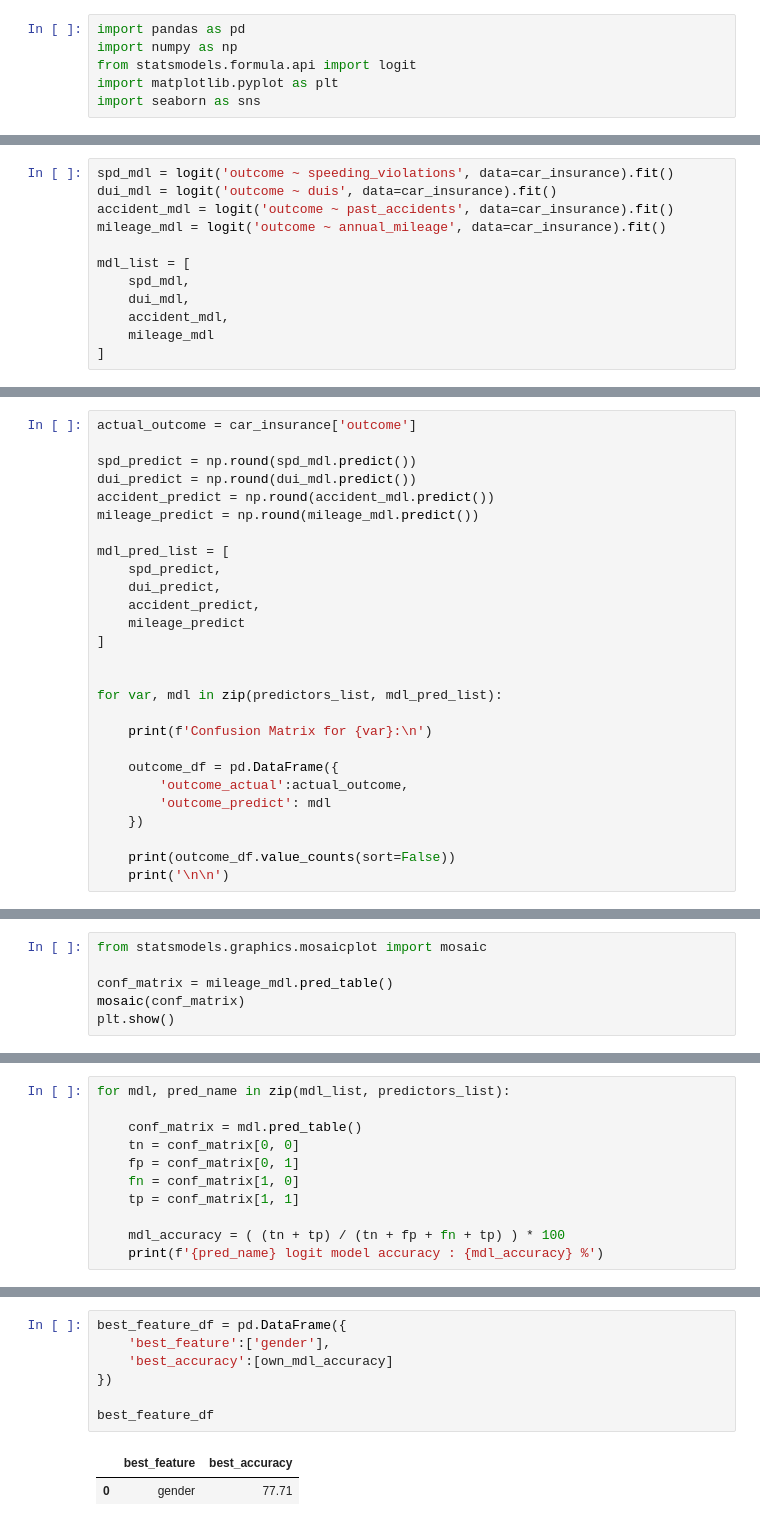
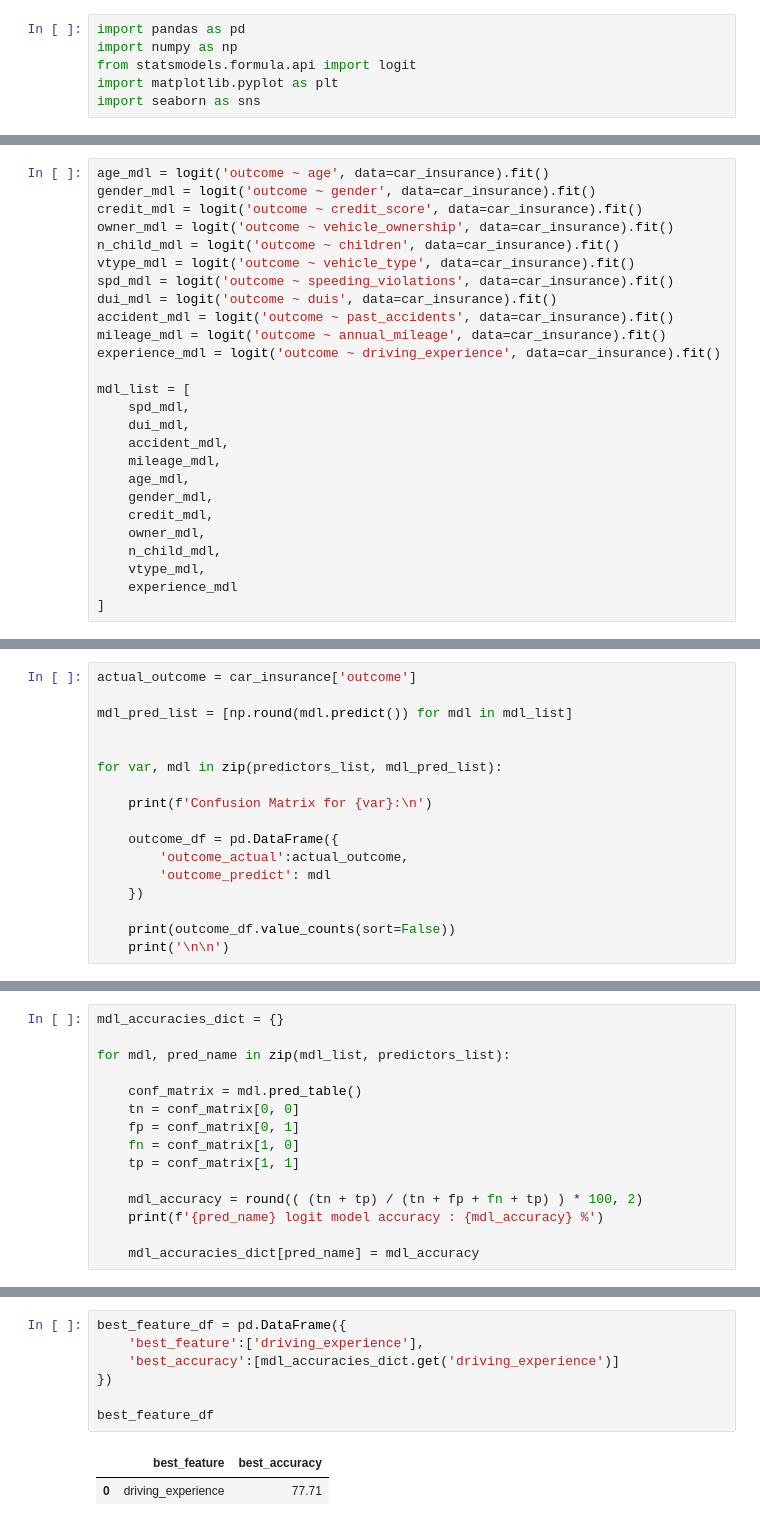
Before and after one commit to drksz/Learning-ML, a Jupyter notebook: Case Studies/Car-Insurance-Case-Study.ipynb, the cells around one changed output, grey strips where cells are left out. Cells and saved outputs as stored; diff of their text form.

```diff
--- a/Case Studies/Car-Insurance-Case-Study.ipynb
+++ b/Case Studies/Car-Insurance-Case-Study.ipynb
@@ -64,14 +122,28 @@ plt.show()
 # %%
+age_mdl = logit('outcome ~ age', data=car_insurance).fit()
+gender_mdl = logit('outcome ~ gender', data=car_insurance).fit()
+credit_mdl = logit('outcome ~ credit_score', data=car_insurance).fit()
+owner_mdl = logit('outcome ~ vehicle_ownership', data=car_insurance).fit()
+n_child_mdl = logit('outcome ~ children', data=car_insurance).fit()
+vtype_mdl = logit('outcome ~ vehicle_type', data=car_insurance).fit()
 spd_mdl = logit('outcome ~ speeding_violations', data=car_insurance).fit()
 dui_mdl = logit('outcome ~ duis', data=car_insurance).fit()
 accident_mdl = logit('outcome ~ past_accidents', data=car_insurance).fit()
 mileage_mdl = logit('outcome ~ annual_mileage', data=car_insurance).fit()
+experience_mdl = logit('outcome ~ driving_experience', data=car_insurance).fit()
 
 mdl_list = [
     spd_mdl,
     dui_mdl,
     accident_mdl,
-    mileage_mdl
+    mileage_mdl,
+    age_mdl,
+    gender_mdl,
+    credit_mdl,
+    owner_mdl,
+    n_child_mdl,
+    vtype_mdl,
+    experience_mdl
 ]
 # %% [output]
 Optimization terminated successfully.
@@ -89,17 +166,7 @@ Optimization terminated successfully.
 # %%
 actual_outcome = car_insurance['outcome']
 
-spd_predict = np.round(spd_mdl.predict())
-dui_predict = np.round(dui_mdl.predict())
-accident_predict = np.round(accident_mdl.predict())
-mileage_predict = np.round(mileage_mdl.predict())
-
-mdl_pred_list = [
-    spd_predict,
-    dui_predict,
-    accident_predict,
-    mileage_predict
-]
+mdl_pred_list = [np.round(mdl.predict()) for mdl in mdl_list]
 
 
 for var, mdl in zip(predictors_list, mdl_pred_list):
@@ -133,7 +200 @@ outcome_actual  outcome_predict
 Name: count, dtype: int64
-# %%
-from statsmodels.graphics.mosaicplot import mosaic
-
-conf_matrix = mileage_mdl.pred_table()
-mosaic(conf_matrix)
-plt.show()
@@ -147,4 +205,6 @@ print(conf_matrix)
 # %%
+mdl_accuracies_dict = {}
+
 for mdl, pred_name in zip(mdl_list, predictors_list):
 
     conf_matrix = mdl.pred_table()
@@ -153,6 +213,8 @@ for mdl, pred_name in zip(mdl_list, predictors_list):
     fn = conf_matrix[1, 0]
     tp = conf_matrix[1, 1]
 
-    mdl_accuracy = ( (tn + tp) / (tn + fp + fn + tp) ) * 100
+    mdl_accuracy = round(( (tn + tp) / (tn + fp + fn + tp) ) * 100, 2)
     print(f'{pred_name} logit model accuracy : {mdl_accuracy} %')
+
+    mdl_accuracies_dict[pred_name] = mdl_accuracy
 # %% [output]
@@ -195,10 +253,10 @@ vehicle_ownership logit model accuracy : 77.71 %
 # %%
 best_feature_df = pd.DataFrame({
-    'best_feature':['gender'],
-    'best_accuracy':[own_mdl_accuracy]
+    'best_feature':['driving_experience'],
+    'best_accuracy':[mdl_accuracies_dict.get('driving_experience')]
 })
 
 best_feature_df
 # %% [output]
 |  | best_feature | best_accuracy |
-| 0 | gender | 77.71 |
+| 0 | driving_experience | 77.71 |
```
Also changed, not shown: parts of 18 cells of this notebook.
